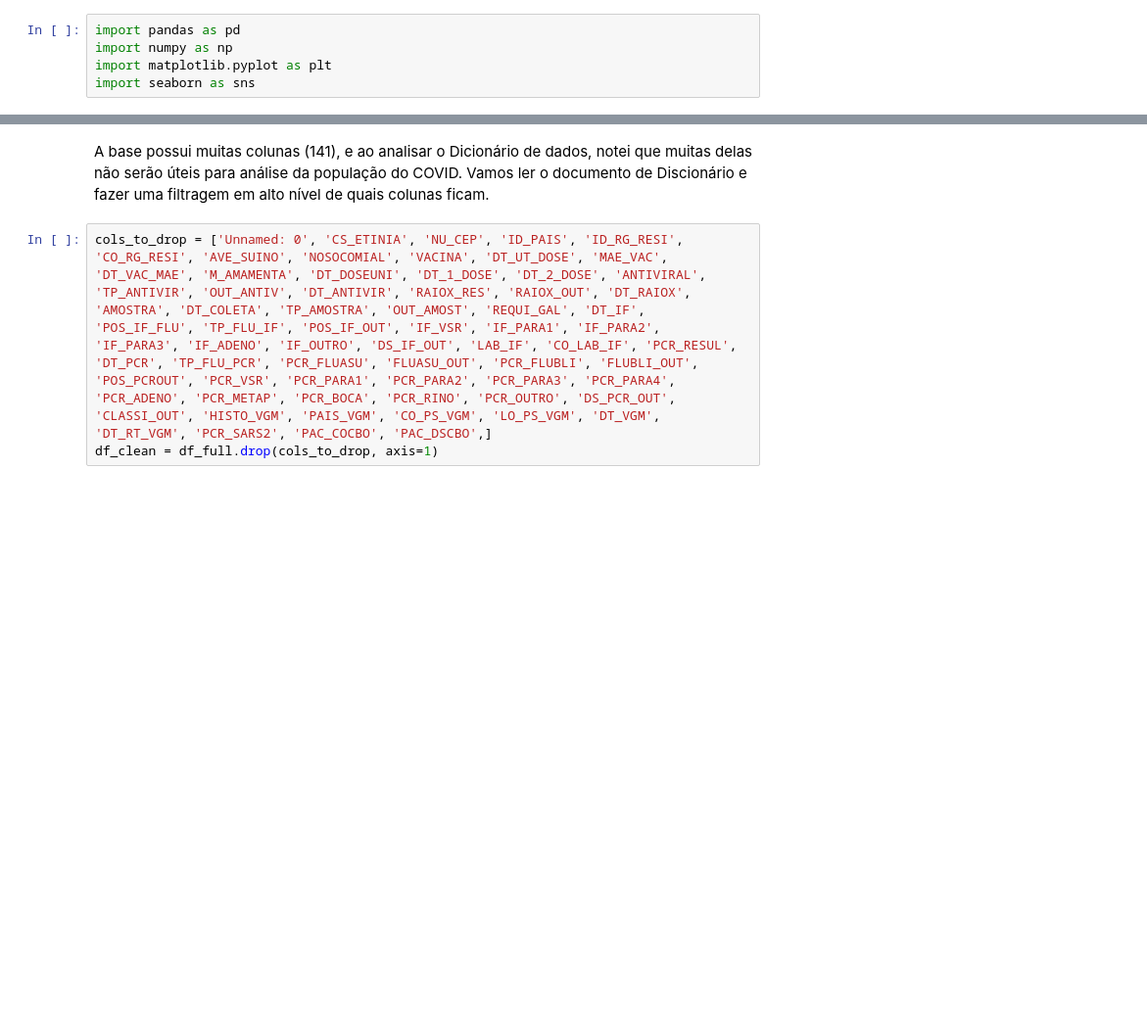
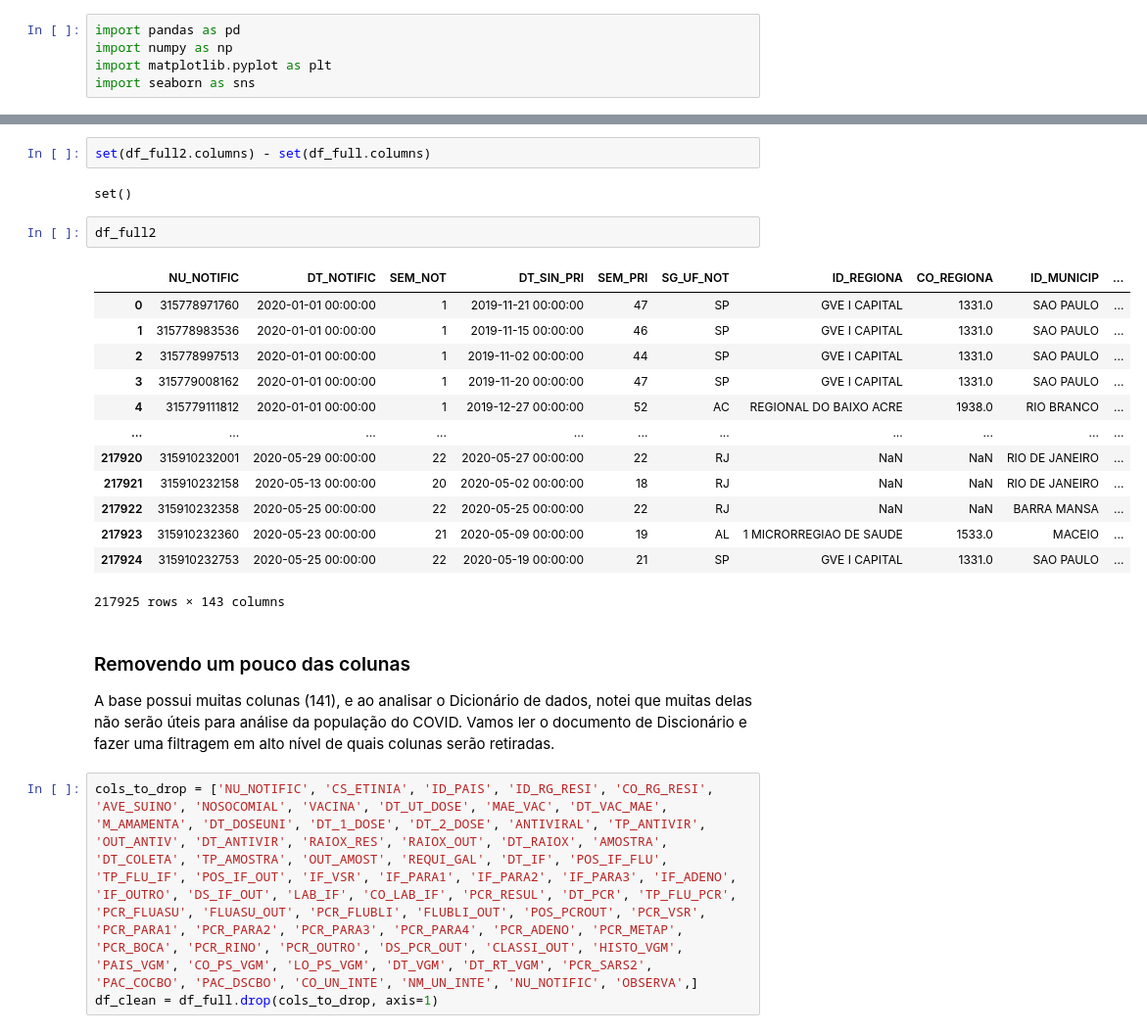
Before and after one commit to fabinhojorge/covid_analysis, a Jupyter notebook: covid_analysis.ipynb, the cells around one changed output, grey strips where cells are left out. Shown: that part at 98% size. Drawn from its saved outputs; the diff is of its cells as text; blank space fills up the shorter version.

```diff
--- a/covid_analysis.ipynb
+++ b/covid_analysis.ipynb
@@ -52,7 +56,28 @@ memory usage: 169.2+ MB
+# %%
+set(df_full2.columns) - set(df_full.columns)
+# %% [output]
+set()
+# %%
+df_full2
+# %% [output]
+|  | NU_NOTIFIC | DT_NOTIFIC | SEM_NOT | DT_SIN_PRI | SEM_PRI | SG_UF_NOT | ID_REGIONA | CO_REGIONA | ID_MUNICIP | ... |
+| 0 | 315778971760 | 2020-01-01 00:00:00 | 1 | 2019-11-21 00:00:00 | 47 | SP | GVE I CAPITAL | 1331.0 | SAO PAULO | ... |
+| 1 | 315778983536 | 2020-01-01 00:00:00 | 1 | 2019-11-15 00:00:00 | 46 | SP | GVE I CAPITAL | 1331.0 | SAO PAULO | ... |
+| 2 | 315778997513 | 2020-01-01 00:00:00 | 1 | 2019-11-02 00:00:00 | 44 | SP | GVE I CAPITAL | 1331.0 | SAO PAULO | ... |
+| 3 | 315779008162 | 2020-01-01 00:00:00 | 1 | 2019-11-20 00:00:00 | 47 | SP | GVE I CAPITAL | 1331.0 | SAO PAULO | ... |
+| 4 | 315779111812 | 2020-01-01 00:00:00 | 1 | 2019-12-27 00:00:00 | 52 | AC | REGIONAL DO BAIXO ACRE | 1938.0 | RIO BRANCO | ... |
+| ... | ... | ... | ... | ... | ... | ... | ... | ... | ... | ... |
+| 217920 | 315910232001 | 2020-05-29 00:00:00 | 22 | 2020-05-27 00:00:00 | 22 | RJ | NaN | NaN | RIO DE JANEIRO | ... |
+| 217921 | 315910232158 | 2020-05-13 00:00:00 | 20 | 2020-05-02 00:00:00 | 18 | RJ | NaN | NaN | RIO DE JANEIRO | ... |
+| 217922 | 315910232358 | 2020-05-25 00:00:00 | 22 | 2020-05-25 00:00:00 | 22 | RJ | NaN | NaN | BARRA MANSA | ... |
+| 217923 | 315910232360 | 2020-05-23 00:00:00 | 21 | 2020-05-09 00:00:00 | 19 | AL | 1 MICRORREGIAO DE SAUDE | 1533.0 | MACEIO | ... |
+| 217924 | 315910232753 | 2020-05-25 00:00:00 | 22 | 2020-05-19 00:00:00 | 21 | SP | GVE I CAPITAL | 1331.0 | SAO PAULO | ... |
+217925 rows × 143 columns
 # %% [markdown]
-A base possui muitas colunas (141), e ao analisar o Dicionário de dados, notei que muitas delas não serão úteis para análise da população do COVID. Vamos ler o documento de Discionário e fazer uma filtragem em alto nível de quais colunas ficam.
+### Removendo um pouco das colunas
+A base possui muitas colunas (141), e ao analisar o Dicionário de dados, notei que muitas delas não serão úteis para análise da população do COVID. Vamos ler o documento de Discionário e fazer uma filtragem em alto nível de quais colunas serão retiradas.
 # %%
-cols_to_drop = ['Unnamed: 0', 'CS_ETINIA', 'NU_CEP', 'ID_PAIS', 'ID_RG_RESI', 'CO_RG_RESI', 'AVE_SUINO', 'NOSOCOMIAL', 'VACINA', 'DT_UT_DOSE', 'MAE_VAC', 'DT_VAC_MAE', 'M_AMAMENTA', 'DT_DOSEUNI', 'DT_1_DOSE', 'DT_2_DOSE', 'ANTIVIRAL', 'TP_ANTIVIR', 'OUT_ANTIV', 'DT_ANTIVIR', 'RAIOX_RES', 'RAIOX_OUT', 'DT_RAIOX', 'AMOSTRA', 'DT_COLETA', 'TP_AMOSTRA', 'OUT_AMOST', 'REQUI_GAL', 'DT_IF', 'POS_IF_FLU', 'TP_FLU_IF', 'POS_IF_OUT', 'IF_VSR', 'IF_PARA1', 'IF_PARA2', 'IF_PARA3', 'IF_ADENO', 'IF_OUTRO', 'DS_IF_OUT', 'LAB_IF', 'CO_LAB_IF', 'PCR_RESUL', 'DT_PCR', 'TP_FLU_PCR', 'PCR_FLUASU', 'FLUASU_OUT', 'PCR_FLUBLI', 'FLUBLI_OUT', 'POS_PCROUT', 'PCR_VSR', 'PCR_PARA1', 'PCR_PARA2', 'PCR_PARA3', 'PCR_PARA4', 'PCR_ADENO', 'PCR_METAP', 'PCR_BOCA', 'PCR_RINO', 'PCR_OUTRO', 'DS_PCR_OUT', 'CLASSI_OUT', 'HISTO_VGM', 'PAIS_VGM', 'CO_PS_VGM', 'LO_PS_VGM', 'DT_VGM', 'DT_RT_VGM', 'PCR_SARS2', 'PAC_COCBO', 'PAC_DSCBO',]
+cols_to_drop = ['NU_NOTIFIC', 'CS_ETINIA', 'ID_PAIS', 'ID_RG_RESI', 'CO_RG_RESI', 'AVE_SUINO', 'NOSOCOMIAL', 'VACINA', 'DT_UT_DOSE', 'MAE_VAC', 'DT_VAC_MAE', 'M_AMAMENTA', 'DT_DOSEUNI', 'DT_1_DOSE', 'DT_2_DOSE', 'ANTIVIRAL', 'TP_ANTIVIR', 'OUT_ANTIV', 'DT_ANTIVIR', 'RAIOX_RES', 'RAIOX_OUT', 'DT_RAIOX', 'AMOSTRA', 'DT_COLETA', 'TP_AMOSTRA', 'OUT_AMOST', 'REQUI_GAL', 'DT_IF', 'POS_IF_FLU', 'TP_FLU_IF', 'POS_IF_OUT', 'IF_VSR', 'IF_PARA1', 'IF_PARA2', 'IF_PARA3', 'IF_ADENO', 'IF_OUTRO', 'DS_IF_OUT', 'LAB_IF', 'CO_LAB_IF', 'PCR_RESUL', 'DT_PCR', 'TP_FLU_PCR', 'PCR_FLUASU', 'FLUASU_OUT', 'PCR_FLUBLI', 'FLUBLI_OUT', 'POS_PCROUT', 'PCR_VSR', 'PCR_PARA1', 'PCR_PARA2', 'PCR_PARA3', 'PCR_PARA4', 'PCR_ADENO', 'PCR_METAP', 'PCR_BOCA', 'PCR_RINO', 'PCR_OUTRO', 'DS_PCR_OUT', 'CLASSI_OUT', 'HISTO_VGM', 'PAIS_VGM', 'CO_PS_VGM', 'LO_PS_VGM', 'DT_VGM', 'DT_RT_VGM', 'PCR_SARS2', 'PAC_COCBO', 'PAC_DSCBO', 'CO_UN_INTE', 'NM_UN_INTE', 'NU_NOTIFIC', 'OBSERVA',]
 df_clean = df_full.drop(cols_to_drop, axis=1)
 # %%
 df_clean.info(verbose=False)
```
Also changed, not shown: parts of 21 cells of this notebook, 11 other files.
